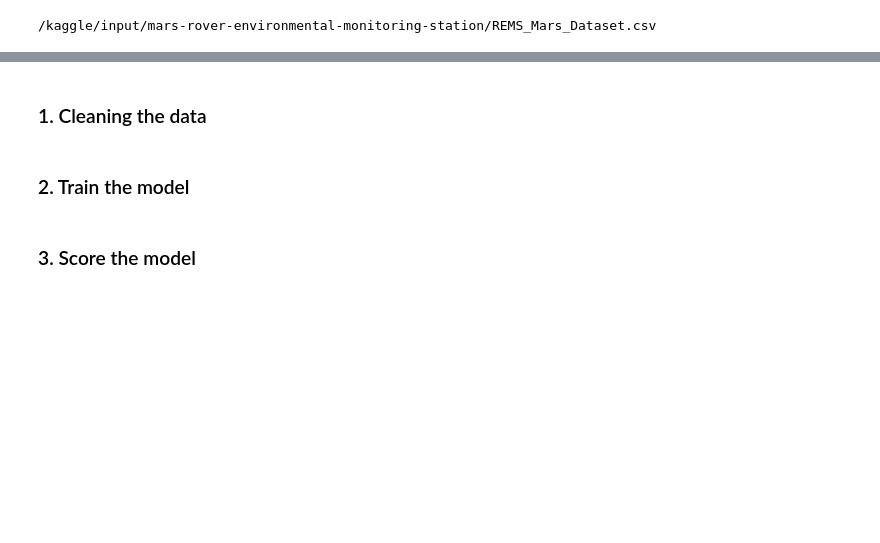
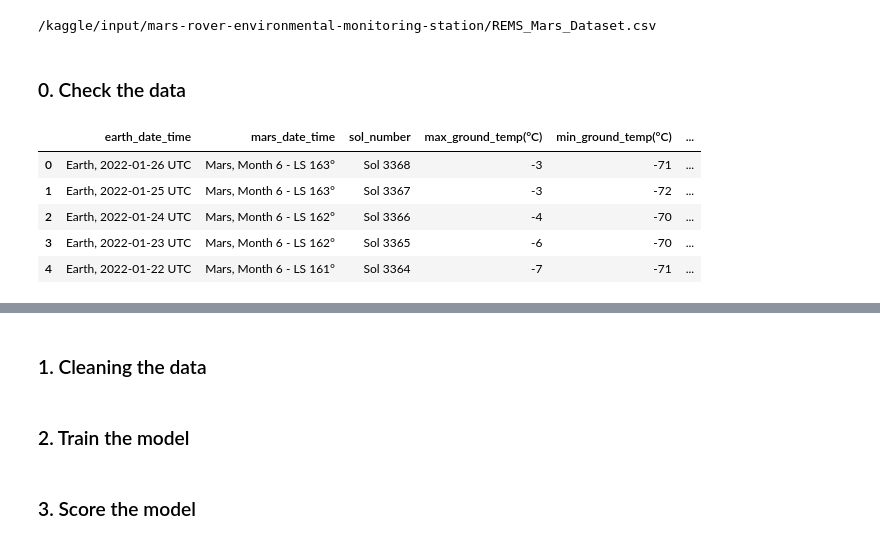
Before and after one commit to bcvilnrotter/kaggle-repos, a Jupyter notebook: mars-rover-machine-learning-1072024.ipynb, the cells around one changed output, grey strips where cells are left out. Cells and saved outputs as stored; diff of their text form; code cells hidden in the pictures; blank space fills up the shorter version.

```diff
--- a/mars-rover-machine-learning-1072024.ipynb
+++ b/mars-rover-machine-learning-1072024.ipynb
@@ -22,3 +25,5 @@ for dirname, _, filenames in os.walk('/kaggle/input'):
 # Import the scikit-learn modules
 from sklearn.model_selection import train_test_split
 from sklearn import linear_model
+# %% [markdown]
+### 0. Check the data
@@ -24,0 +33,13 @@ from sklearn import linear_model
+# %%
+df["shaved_earth_date_time"] = pd.to_datetime(df["earth_date_time"].str.replace('Earth, ','').str.replace(' UTC',''),format='%Y-%m-%d')
+sorted_df = df.sort_values(by='shaved_earth_date_time')
+sample_df = df[sorted_df['earth_date_time'].str.contains('2021')]
+df = df.rename(columns={"humidity(%)":"humidity(Pr)"})
+df.head()
+# %% [output]
+|  | earth_date_time | mars_date_time | sol_number | max_ground_temp(°C) | min_ground_temp(°C) | ... |
+| 0 | Earth, 2022-01-26 UTC | Mars, Month 6 - LS 163° | Sol 3368 | -3 | -71 | ... |
+| 1 | Earth, 2022-01-25 UTC | Mars, Month 6 - LS 163° | Sol 3367 | -3 | -72 | ... |
+| 2 | Earth, 2022-01-24 UTC | Mars, Month 6 - LS 162° | Sol 3366 | -4 | -70 | ... |
+| 3 | Earth, 2022-01-23 UTC | Mars, Month 6 - LS 162° | Sol 3365 | -6 | -70 | ... |
+| 4 | Earth, 2022-01-22 UTC | Mars, Month 6 - LS 161° | Sol 3364 | -7 | -71 | ... |
```
Also changed, not shown: parts of 7 cells of this notebook.
